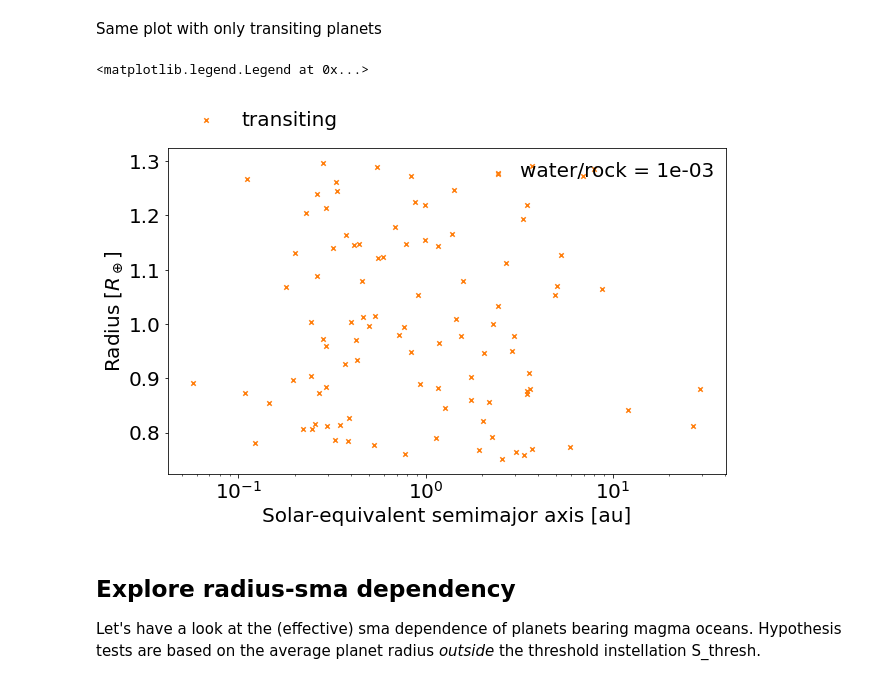
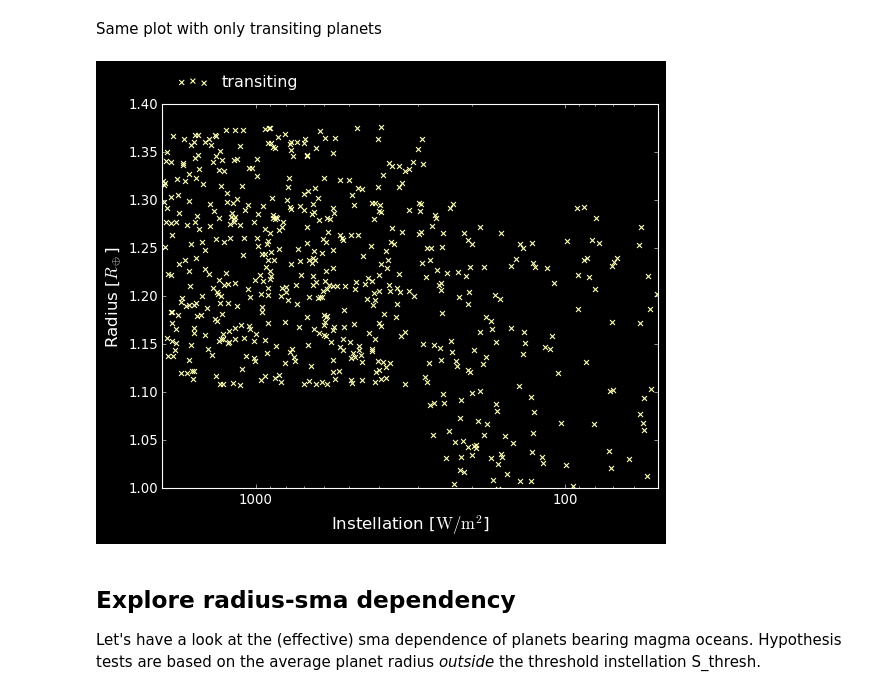
Before and after one commit to danielapai/bioverse, a Jupyter notebook: docs/Notebooks/magmaocean.ipynb, the cells around one changed output. Drawn from its saved outputs; the diff is of its cells as text; code cells hidden in the pictures.

```diff
--- a/docs/Notebooks/magmaocean.ipynb
+++ b/docs/Notebooks/magmaocean.ipynb
@@ -196,5 +211,8 @@ Keep only small planets/low-mass planets, but above 0.1 M_Earth (Turbet+2020 cov
 # sample = sample[sample['R'] < 3.5]
 # sample = sample[sample['M'] < 2.]
 sample = sample[sample.to_pandas()['M'].between(0.1, 2.).values]
+sample = sample[sample['R'] > .75]
+sample = sample[sample['S_abs'] < 2000.]
+
 print('Number of small planets: {}'.format(len(sample)))
 # %% [output]
@@ -269,25 +344,35 @@ N_transiting: 5
 # %% [markdown]
 Same plot with only transiting planets
 # %%
+talk = True
+if talk:
+    plt.style.use('dark_background')
+
 yvar = parameter_of_interest
 sampledf = sample.to_pandas()
 
-fig, ax = plt.subplots(figsize=[10, 6])
-ax.scatter(sampledf[sampledf.transiting==True].a_eff, sampledf[sampledf.transiting==True][yvar], s=20,  marker='x', c='C1', label='transiting')
+# fig, ax = plt.subplots(figsize=[10, 6])
+fig, ax = plt.subplots()
+ax.scatter(sampledf[sampledf.transiting==True].S_abs, sampledf[sampledf.transiting==True][yvar], s=20,  marker='x', c='C1', label='transiting')
 
 if yvar =='R':
-    ax.set_ylabel('Radius [$R_\oplus$]')
+    ax.set_ylabel('Radius [$R_\oplus$]',fontsize=15)
 elif yvar == 'rho':
-    ax.set_ylabel('bulk density [$\mathrm{g/cm^3}$]')
+    ax.set_ylabel('bulk density [$\mathrm{g/cm^3}$]',fontsize=15)
 
-ax.text(.98, .9, 'water/rock = {:.0e}'.format(planets_args['wrr']), horizontalalignment='right', verticalalignment='bottom', transform=ax.transAxes)
+# ax.text(.98, .9, 'water/rock = {:.0e}'.format(planets_args['wrr']), horizontalalignment='right', verticalalignment='bottom', transform=ax.transAxes)
 
-ax.set_xlabel('Solar-equivalent semimajor axis [au]')
+# ax.set_xlabel('Solar-equivalent semimajor axis [au]')
+ax.set_xlabel('Instellation [$\mathrm{W/m^2}$]',fontsize=15)
 # ax.loglog()
 ax.set_xscale('log')
 ax.legend(loc='lower left', ncol=3, bbox_to_anchor=(0.0, 1.),
                               frameon=False, columnspacing=1.6)
-# ax.set_ylim(0.5, 1.3)
+plt.xlim(50., 2000.)
+plt.ylim(1., 1.4)
+
+ax.invert_xaxis()
+for axis in [ax.xaxis, ax.yaxis]:
+    axis.set_major_formatter(ScalarFormatter())
 # %% [output]
-<matplotlib.legend.Legend at 0x...>
-[figure, old version]
+[figure, new version]
```
Also changed, not shown: parts of 28 cells of this notebook, 1 other file.
